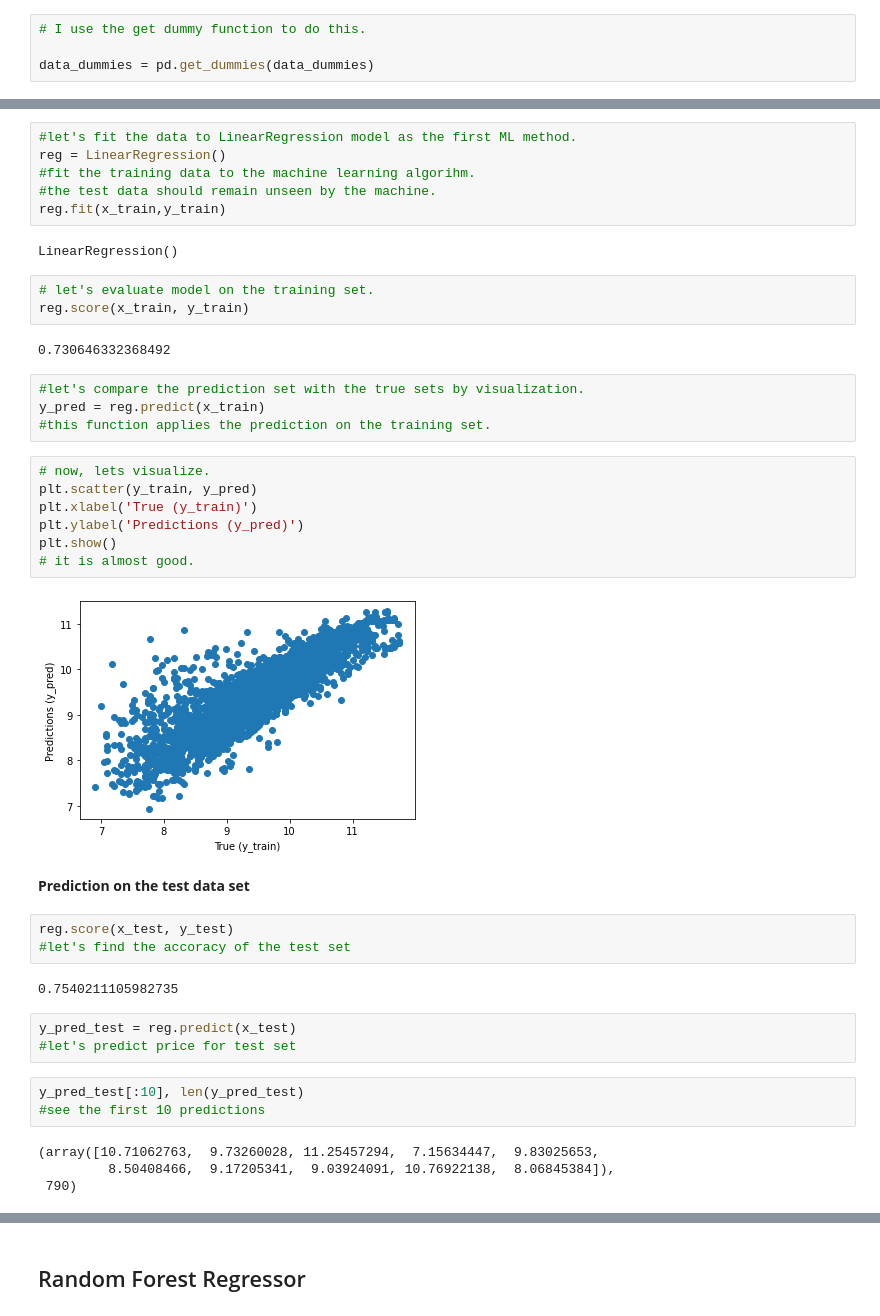
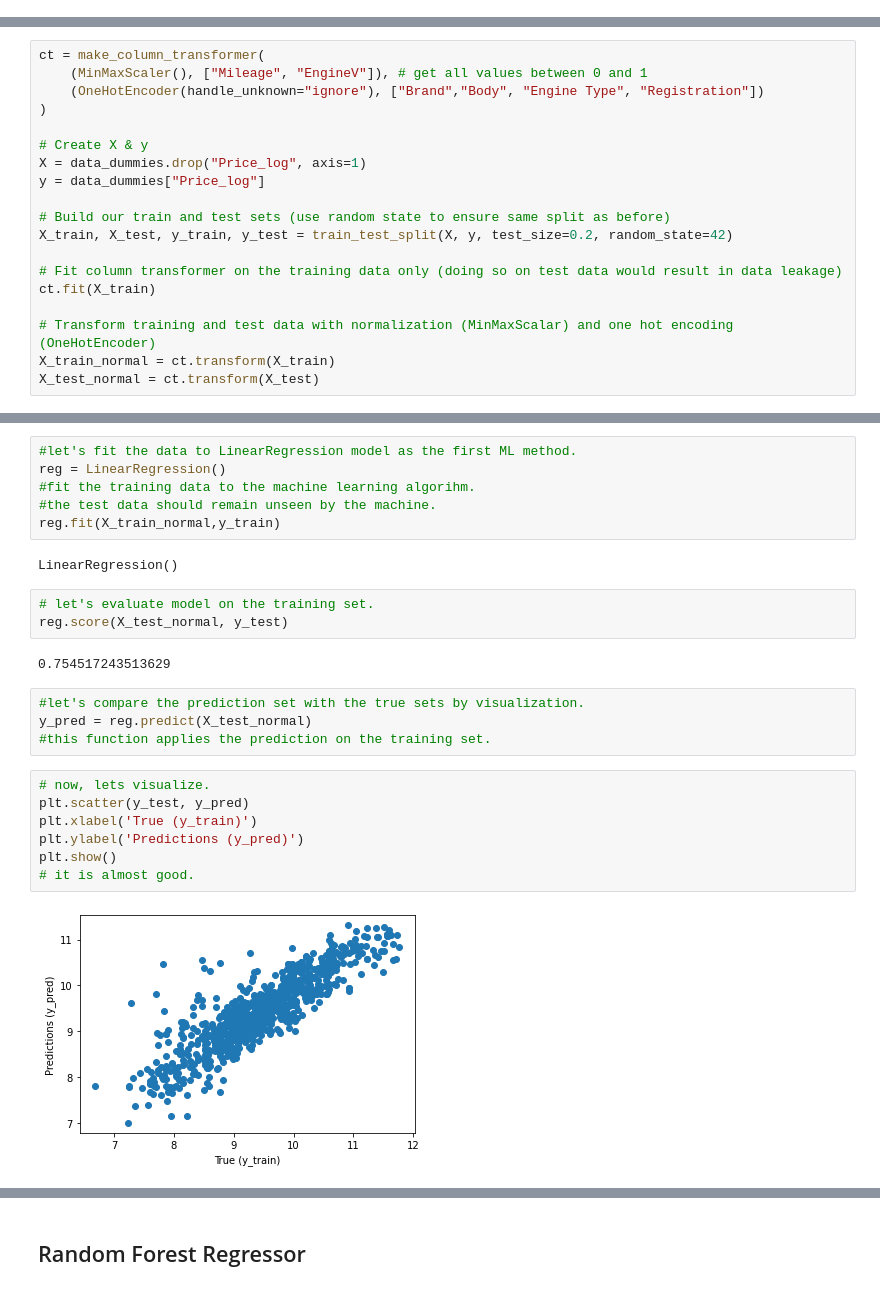
Before and after one commit to Poorya0071/Regression-machine-learning-and-deep-learning, a Jupyter notebook: car_price.ipynb, the cells around one changed output, grey strips where cells are left out. Drawn from its saved outputs; the diff is of its cells as text.

```diff
--- a/car_price.ipynb
+++ b/car_price.ipynb
@@ -330,6 +329,2 @@ It's time to deal with the dummy variables.
 # %%
 data_dummies = data_pre_process_log.copy()
-# %%
-# I use the get dummy function to do this.
-
-data_dummies = pd.get_dummies(data_dummies)
@@ -383,3 +344,22 @@ len(x_train), len(x_test), len(y_train), len(y_test)
+# %%
+ct = make_column_transformer(
+    (MinMaxScaler(), ["Mileage", "EngineV"]), # get all values between 0 and 1
+    (OneHotEncoder(handle_unknown="ignore"), ["Brand","Body", "Engine Type", "Registration"])
+)
+
+# Create X & y
+X = data_dummies.drop("Price_log", axis=1)
+y = data_dummies["Price_log"]
+
+# Build our train and test sets (use random state to ensure same split as before)
+X_train, X_test, y_train, y_test = train_test_split(X, y, test_size=0.2, random_state=42)
+
+# Fit column transformer on the training data only (doing so on test data would result in data leakage)
+ct.fit(X_train)
+
+# Transform training and test data with normalization (MinMaxScalar) and one hot encoding (OneHotEncoder)
+X_train_normal = ct.transform(X_train)
+X_test_normal = ct.transform(X_test)
 # %% [markdown]
 ## LinearRegression
 # %%
@@ -390,41 +370,24 @@ from sklearn.linear_model import LinearRegression
 reg = LinearRegression()
 #fit the training data to the machine learning algorihm.
 #the test data should remain unseen by the machine.
-reg.fit(x_train,y_train)
+reg.fit(X_train_normal,y_train)
 # %% [output]
 LinearRegression()
 # %%
 # let's evaluate model on the training set.
-reg.score(x_train, y_train)
+reg.score(X_test_normal, y_test)
 # %% [output]
-0.730646332368492
+0.754517243513629
 # %%
 #let's compare the prediction set with the true sets by visualization.
-y_pred = reg.predict(x_train)
+y_pred = reg.predict(X_test_normal)
 #this function applies the prediction on the training set.
 # %%
 # now, lets visualize.
-plt.scatter(y_train, y_pred)
+plt.scatter(y_test, y_pred)
 plt.xlabel('True (y_train)')
 plt.ylabel('Predictions (y_pred)')
 plt.show()
 # it is almost good.
 # %% [output]
-[figure, old version]
+[figure, new version]
-# %% [markdown]
-**Prediction on the test data set**
-# %%
-reg.score(x_test, y_test)
-#let's find the accoracy of the test set
-# %% [output]
-0.7540211105982735
-# %%
-y_pred_test = reg.predict(x_test)
-#let's predict price for test set
-# %%
-y_pred_test[:10], len(y_pred_test)
-#see the first 10 predictions
-# %% [output]
-(array([10.71062763,  9.73260028, 11.25457294,  7.15634447,  9.83025653,
-         8.50408466,  9.17205341,  9.03924091, 10.76922138,  8.06845384]),
- 790)
```
Also changed, not shown: parts of 44 cells of this notebook.
